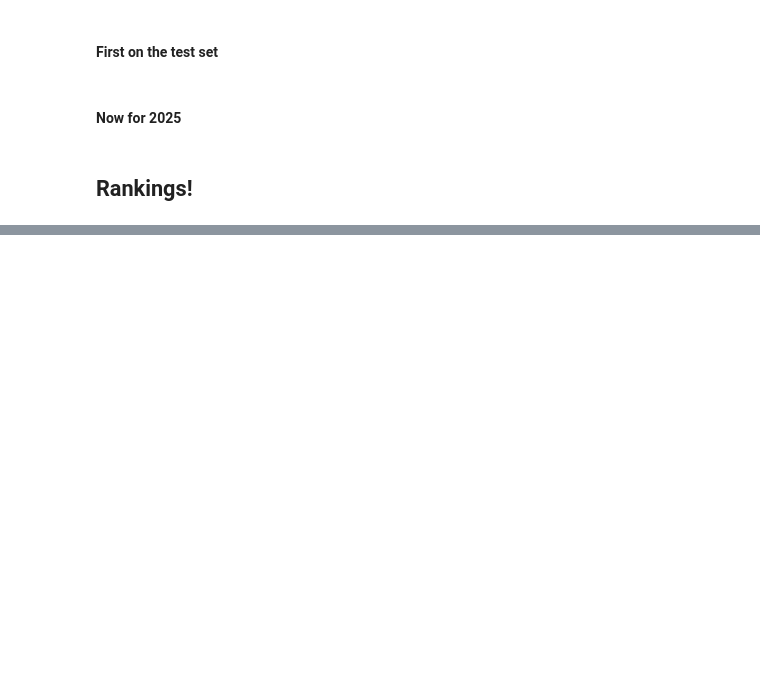
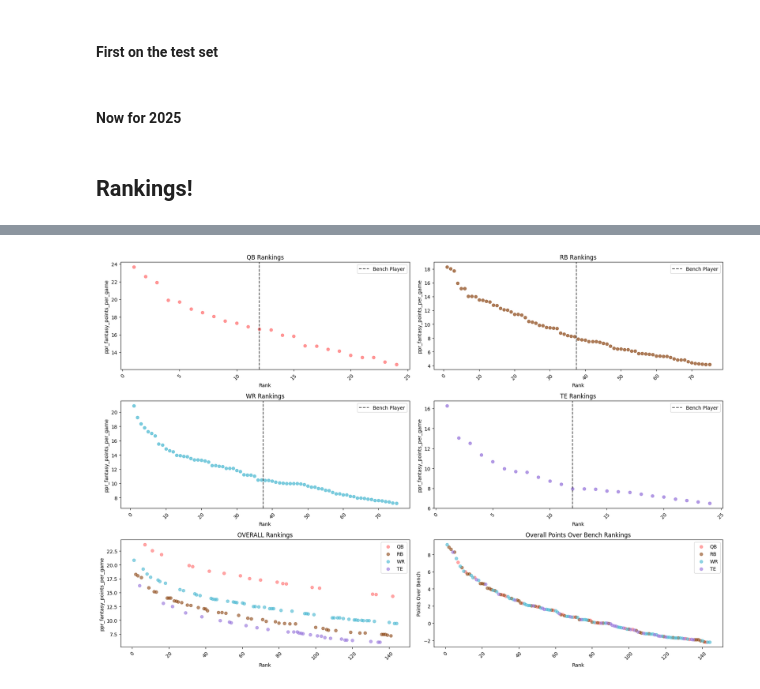
Before and after one commit to vivsiv/ff-model, a Jupyter notebook: notebooks/fantasy_modelling.ipynb, the cells around one changed output, grey strips where cells are left out. Saved outputs shown, nothing was run; the diff lists cells and outputs as text; code cells hidden in the pictures; blank space fills up the shorter version.

Commit message:
add plotting

```diff
--- a/notebooks/fantasy_modelling.ipynb
+++ b/notebooks/fantasy_modelling.ipynb
@@ -124,6 +124,7 @@ print(live_preds_df.head(10))
 from src.rankings import Rankings
 
 ranker = Rankings(year=2025, target_col="ppr_fantasy_points_per_game")
+rankings = ranker.build_rankings()
 
-overall_rankings = ranker.build_rankings()
-ranker.save_position_rankings(overall_rankings)
+ranker.plot_rankings(rankings)
+# %% [output]
@@ -129,0 +136 @@ ranker.save_position_rankings(overall_rankings)
+[figure, added]
```
Also changed, not shown: parts of 1 cell of this notebook, 1 other file.
